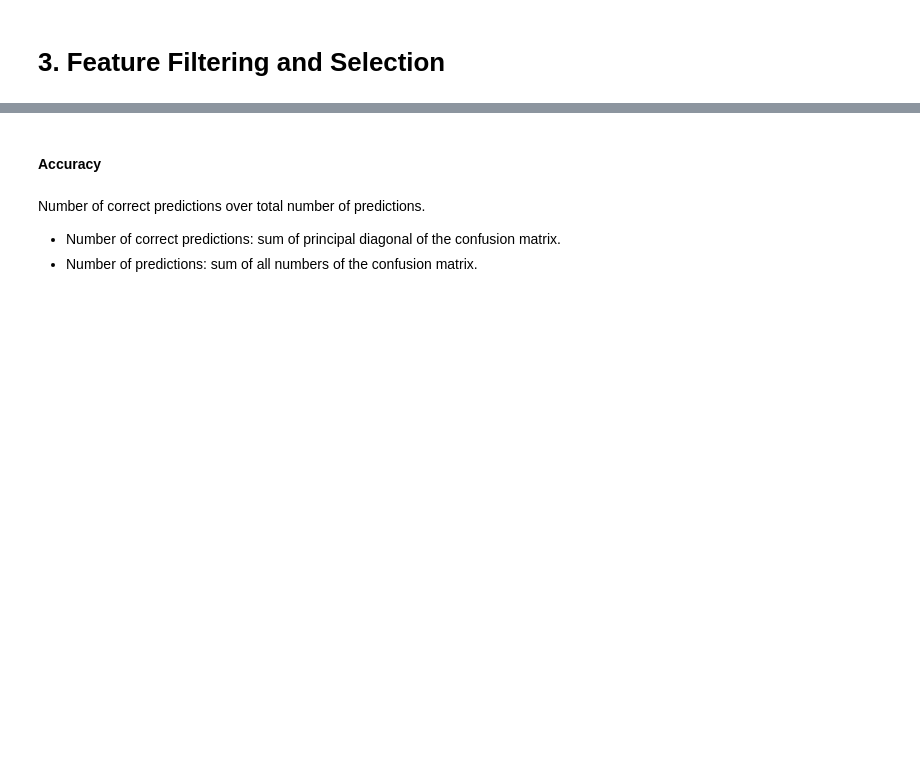
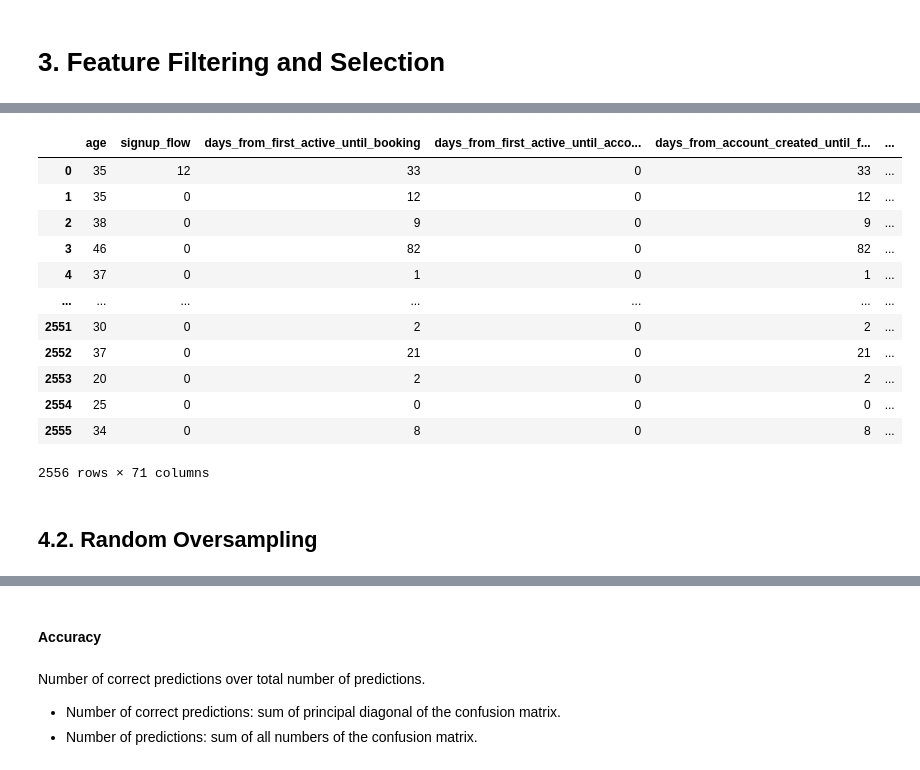
Before and after one commit to lucasquemelli/airbnb, a Jupyter notebook: airbnb.ipynb, the cells around one changed output, grey strips where cells are left out. Cells and saved outputs as stored; diff of their text form; code cells hidden in the pictures; blank space fills up the shorter version.

```diff
--- a/airbnb.ipynb
+++ b/airbnb.ipynb
@@ -886,0 +917,16 @@ df_sessions = df_sessions.drop(cols_drop_sessions, axis=1)
+# %%
+# Encoder Categorical Variables
+ohe = pp.OneHotEncoder()
+
+# Numerical
+col_num = df4.select_dtypes(include=['int64', 'float64']).columns.tolist()
+
+# Categorical
+col_cat = df4.select_dtypes(exclude=['int64', 'float64', 'datetime64[ns]']).drop(['id', 'country_destination'], axis=1).columns.tolist()
+
+# encoding
+df4_dummy = pd.DataFrame(ohe.fit_transform(df4[col_cat]).toarray(), index=df4.index)
+
+# join numerical and categorical
+df42 = pd.concat([df4[col_num], df4_dummy], axis=1)
+df42.shape
@@ -886,0 +943,6 @@ df_sessions = df_sessions.drop(cols_drop_sessions, axis=1)
+# %%
+# define sampler
+undersampling = us.RandomUnderSampler(sampling_strategy="all", random_state=32)
+
+# apply sampler
+X_under, y_under = undersampling.fit_resample(df42, df4['country_destination'])
@@ -886,0 +996,16 @@ df_sessions = df_sessions.drop(cols_drop_sessions, axis=1)
+# %%
+X_under
+# %% [output]
+|  | age | signup_flow | days_from_first_active_until_booking | days_from_first_active_until_acco... | days_from_account_created_until_f... | ... |
+| 0 | 35 | 12 | 33 | 0 | 33 | ... |
+| 1 | 35 | 0 | 12 | 0 | 12 | ... |
+| 2 | 38 | 0 | 9 | 0 | 9 | ... |
+| 3 | 46 | 0 | 82 | 0 | 82 | ... |
+| 4 | 37 | 0 | 1 | 0 | 1 | ... |
+| ... | ... | ... | ... | ... | ... | ... |
+| 2551 | 30 | 0 | 2 | 0 | 2 | ... |
+| 2552 | 37 | 0 | 21 | 0 | 21 | ... |
+| 2553 | 20 | 0 | 2 | 0 | 2 | ... |
+| 2554 | 25 | 0 | 0 | 0 | 0 | ... |
+| 2555 | 34 | 0 | 8 | 0 | 8 | ... |
+2556 rows × 71 columns
@@ -886,0 +1023,2 @@ df_sessions = df_sessions.drop(cols_drop_sessions, axis=1)
+# %% [markdown]
+## 4.2. Random Oversampling
```
Also changed, not shown: parts of 101 cells of this notebook.
